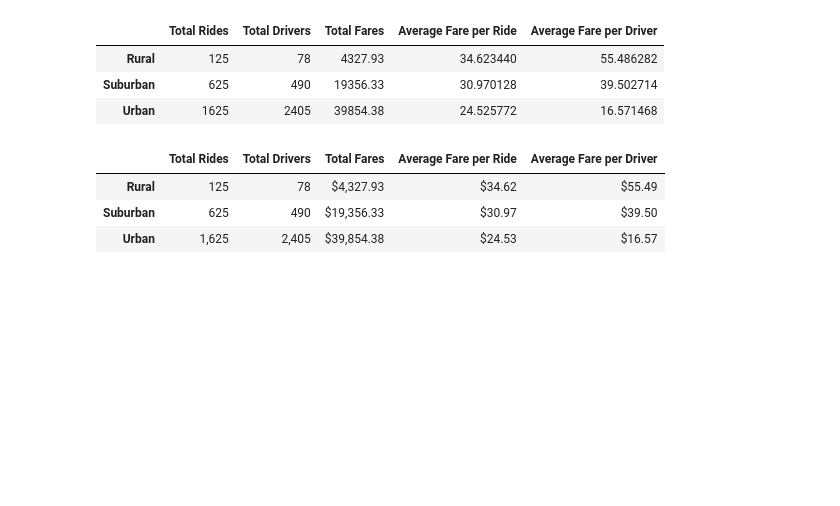
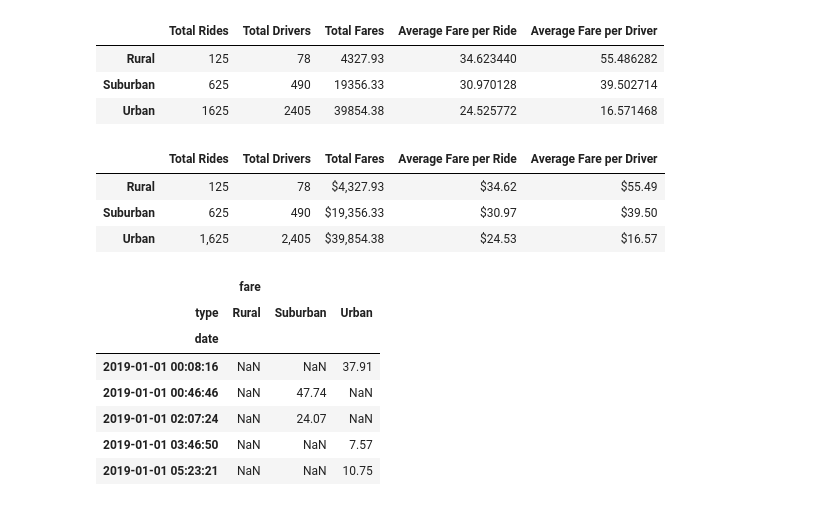
Before and after one commit to Mots94/PyBer_Analysis, a Jupyter notebook: PyBer.ipynb, the cells around one changed output. Drawn from its saved outputs; the diff is of its cells as text; code cells hidden in the pictures; blank space fills up the shorter version.

```diff
--- a/PyBer.ipynb
+++ b/PyBer.ipynb
@@ -838,3 +838,23 @@ pyber_summary_df
 | Rural | 125 | 78 | $4,327.93 | $34.62 | $55.49 |
 | Suburban | 625 | 490 | $19,356.33 | $30.97 | $39.50 |
 | Urban | 1,625 | 2,405 | $39,854.38 | $24.53 | $16.57 |
+# %%
+#6. New data frame with type and date as indexes and fare for data points
+#6a. Reset index
+#6b. Assign date to index and type to columns using pivot function
+
+total_fares_df = pd.DataFrame()
+total_fares_df = pyber_data_df.groupby(['type', 'date']).sum()['fare']
+total_fares_df = total_fares_df.reset_index()
+total_fares_df = total_fares_df.pivot(index='date', columns='type')
+
+total_fares_df.head()
+# %% [output]
+|  | fare |  |  |
+| type | Rural | Suburban | Urban |
+| date |  |  |  |
+| 2019-01-01 00:08:16 | NaN | NaN | 37.91 |
+| 2019-01-01 00:46:46 | NaN | 47.74 | NaN |
+| 2019-01-01 02:07:24 | NaN | 24.07 | NaN |
+| 2019-01-01 03:46:50 | NaN | NaN | 7.57 |
+| 2019-01-01 05:23:21 | NaN | NaN | 10.75 |
```
Also changed, not shown: parts of 3 cells of this notebook.
